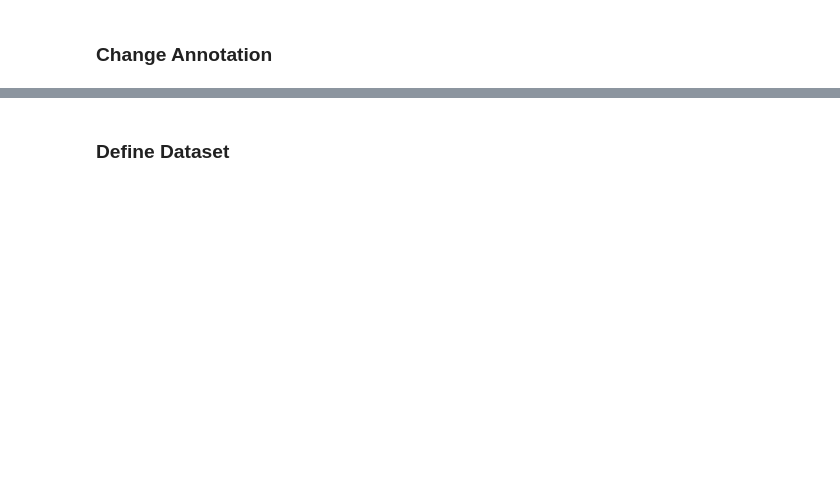
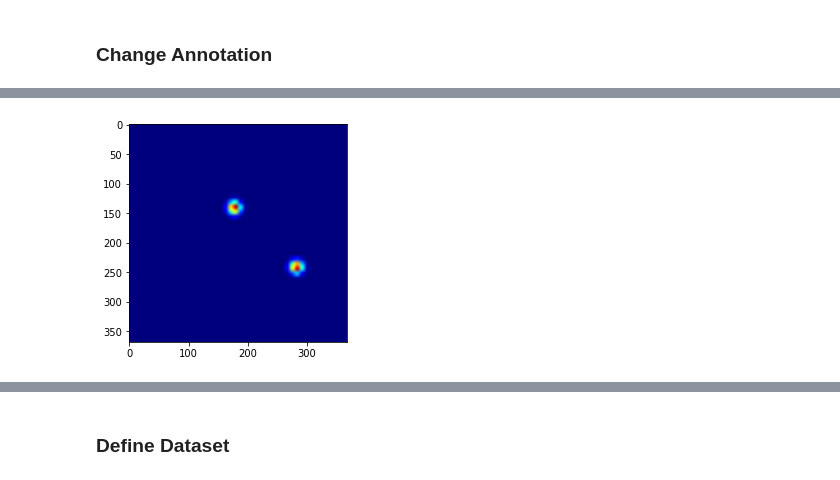
Before and after one commit to jhlee508/pytorch-advanced, a Jupyter notebook: chapter4_pose_estimation_OpenPose.ipynb, the cells around one changed output, grey strips where cells are left out. Drawn from its saved outputs; the diff is of its cells as text; code cells hidden in the pictures; blank space fills up the shorter version.

```diff
--- a/chapter4_pose_estimation_OpenPose.ipynb
+++ b/chapter4_pose_estimation_OpenPose.ipynb
@@ -385,0 +367,5 @@ TypeError: ignored
+# %%
+plt.imshow(heat_map)
+plt.show()
+# %% [output]
+[figure, added]
```
Also changed, not shown: parts of 30 cells of this notebook.
